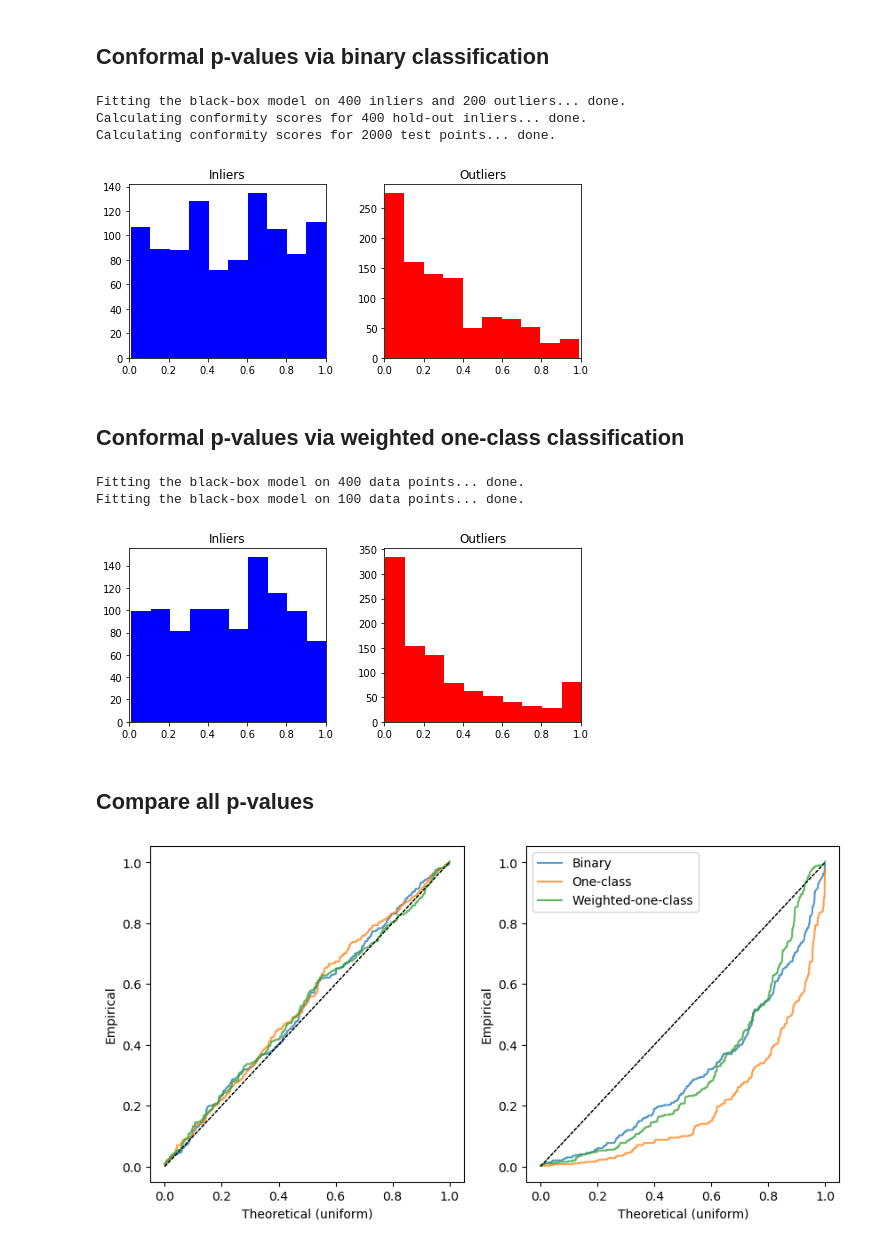
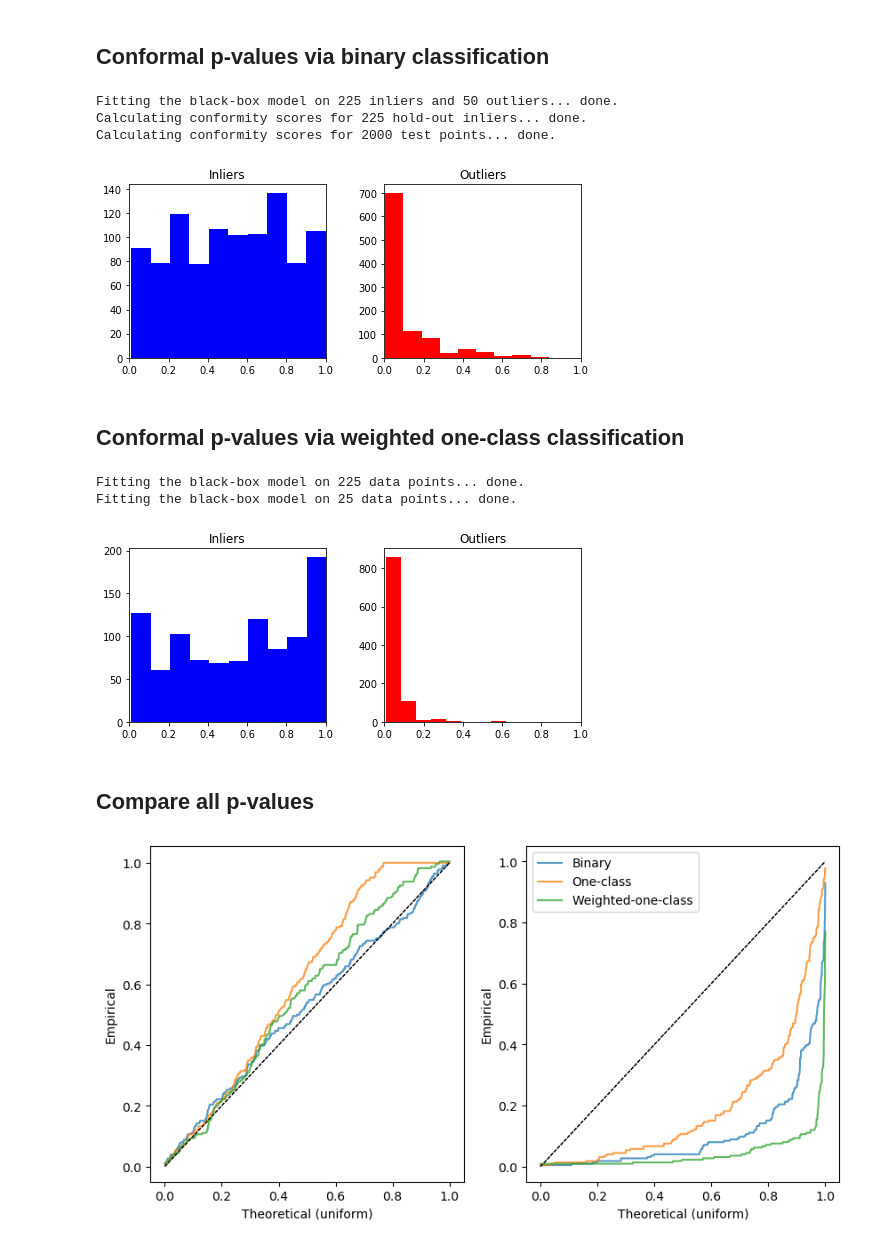
Before and after one commit to ZiyiLiang/weighted_conformal_pvalues, a Jupyter notebook: examples/example-1.ipynb, the cells around one changed output. Saved outputs shown, nothing was run; the diff lists cells and outputs as text; code cells hidden in the pictures.

```diff
--- a/examples/example-1.ipynb
+++ b/examples/example-1.ipynb
@@ -36,18 +36,18 @@ from methods_experiment import oc, bc, clra
 # %% [markdown]
 ## Data generation
 # %%
-from models import ToyModel
+from models import GaussianMixture, ToyModel
 
 random_state = 2021
 
-p = 100        # Number of features
-a = 2         # Signal amplitude
+p = 50        # Number of features
+a = 0.5         # Signal amplitude
 
-model = ToyModel(p, a, random_state=random_state)
+model = GaussianMixture(p, a, random_state=random_state)
 
-n = 1000          # Number of observations
+n = 500          # Number of observations
 n_test = 2000     # Number of test points
-purity = 0.5      # Proportion of inliers
+purity = 0.9     # Proportion of inliers
 purity_test = 0.5 # Proportion of inliers in test set
 
 X, Y = model.sample(n, purity=purity)
@@ -102,10 +102,12 @@ plt.show()
 ## Conformal p-values via one-class classification
 # %%
 # Choose a one-class classifier algorithm
-algorithm_oneclass = "IForest"
+algorithm_oneclass = "Neighbors"
 
 # Initialize the one-class classifier with desired hyper-parameters
 if algorithm_oneclass == "SVM":
+    contamination = 0.001
+    contamination = min(max(contamination,0.004),0.1)
     bbox_occ = svm.OneClassSVM(nu=contamination, kernel="rbf", gamma=0.1)
 elif algorithm_oneclass == "IForest":
     contamination = 0.001
@@ -168,8 +170,8 @@ X_out = X[Y==1]
 method_binary = BinaryConformal(X_in, X_out, bbox_bc, calib_size=0.5)
 pvals_binary = method_binary.compute_pvalues(X_test)
 # %% [output]
-Fitting the black-box model on 400 inliers and 200 outliers... done.
-Calculating conformity scores for 400 hold-out inliers... done.
+Fitting the black-box model on 225 inliers and 50 outliers... done.
+Calculating conformity scores for 225 hold-out inliers... done.
 Calculating conformity scores for 2000 test points... done.
 # %%
 ## Plot the p-values
@@ -184,27 +186,6 @@ axs[0].set_xlim(0,1)
 axs[1].set_xlim(0,1)
 plt.show()
 # %% [output]
-[figure, old version]
+[figure, new version]
 # %% [markdown]
 ## Conformal p-values via weighted one-class classification
-# %%
-# Choose a one-class classifier algorithm
-algorithm_oneclass = "IForest"
-
-# Initialize the one-class classifier with desired hyper-parameters
-if algorithm_oneclass == "SVM":
-    bbox_occ = svm.OneClassSVM(nu=contamination, kernel="rbf", gamma=0.1)
-elif algorithm_oneclass == "IForest":
-    contamination = 0.001
-    contamination = min(max(contamination,0.004),0.1)
-    bbox_occ = IsolationForest(random_state=random_state, contamination=contamination)
-elif algorithm_oneclass == "Neighbors":
-    contamination = 0.001
-    contamination = min(max(contamination,0.004),0.1)
-    bbox_occ = LocalOutlierFactor(novelty=True, contamination=contamination)
-else:
-    print("Error: unknown algorithm: {:s}!".format(algorithm_oneclass))
-
-# Use the same type of black-box model for inliers and outliers
-bbox_occ_in = copy.deepcopy(bbox_occ)
-bbox_occ_out = copy.deepcopy(bbox_occ)
@@ -218,8 +203,8 @@ X_out = X[Y==1]
 # Compute the p-values
 method_woc = WeightedOneClassConformal(X_in, X_out, bbox_occ_in, bbox_occ_out, calib_size=0.5)
 # %% [output]
-Fitting the black-box model on 400 data points... done.
-Fitting the black-box model on 100 data points... done.
+Fitting the black-box model on 225 data points... done.
+Fitting the black-box model on 25 data points... done.
 # %%
 pvals_woneclass = method_woc.compute_pvalues(X_test)
 # %%
@@ -235,33 +220,34 @@ axs[0].set_xlim(0,1)
 axs[1].set_xlim(0,1)
 plt.show()
 # %% [output]
-[figure, old version]
+[figure, new version]
 # %% [markdown]
 ## Compare all p-values
 # %%
 def qq_plot(data, reference, ax, label=None, logarithm=False):
     sample_size = len(data)
     qq = np.ones([sample_size, 2])
     np.random.shuffle(data)
     qq[:, 0] = np.sort(reference)
     qq[:, 1] = np.sort(data[0:sample_size])
     ax.plot(qq[:,0], qq[:,1], label=label, alpha=0.75)
     ax.plot([0,1], [0,1], color="black", linewidth=0.75, linestyle="dashed")
     ax.set_xlabel("Theoretical (uniform)")
     ax.set_ylabel("Empirical")
     if logarithm:
         ax.set_xscale('log')
         ax.set_yscale('log')
 
 fig, axs = plt.subplots(1,2, figsize=(10,5), dpi= 100)
 
+logarithm = False
 U = np.random.uniform(size = (len(Y_test),))
 for y in [0,1]:
-    qq_plot(pvals_binary[Y_test==y], U[Y_test==y], axs[y], label="Binary")
-    qq_plot(pvals_oneclass[Y_test==y], U[Y_test==y], axs[y], label="One-class")
-    qq_plot(pvals_woneclass[Y_test==y], U[Y_test==y], axs[y], label="Weighted-one-class")
+    qq_plot(pvals_binary[Y_test==y], U[Y_test==y], axs[y], label="Binary", logarithm=logarithm)
+    qq_plot(pvals_oneclass[Y_test==y], U[Y_test==y], axs[y], label="One-class", logarithm=logarithm)
+    qq_plot(pvals_woneclass[Y_test==y], U[Y_test==y], axs[y], label="Weighted-one-class", logarithm=logarithm)
 
 plt.legend()
 plt.show()
 # %% [output]
-[figure, old version]
+[figure, new version]
```
Also changed, not shown: parts of 5 cells of this notebook, 1 other file.
